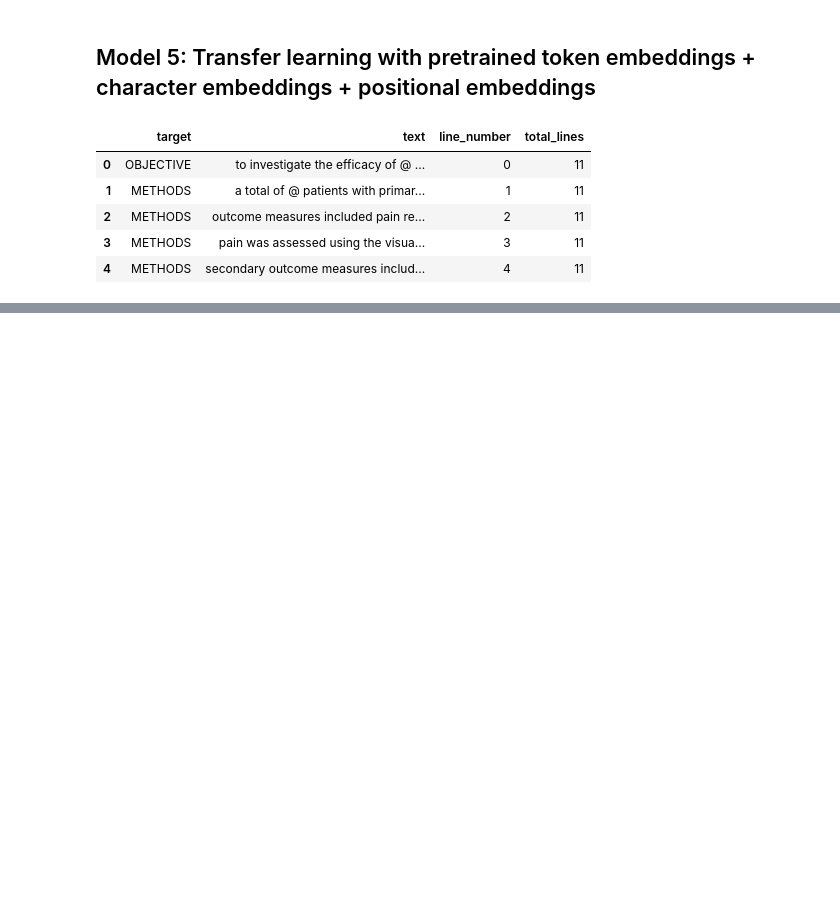
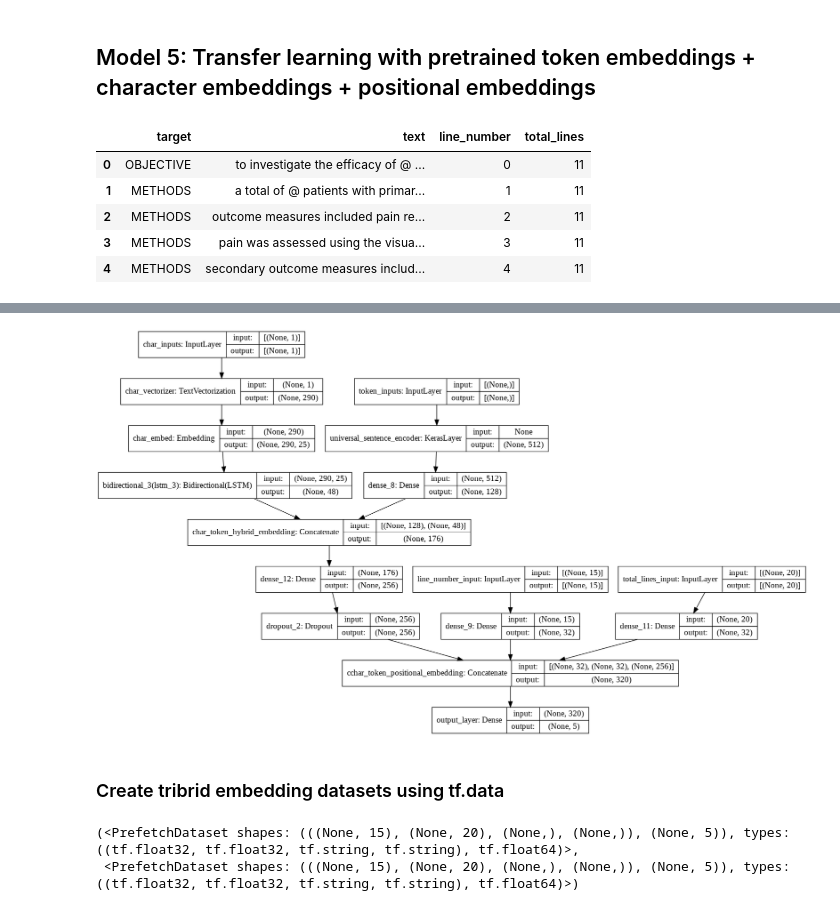
Before and after one commit to schauppi/Udemy_TensorFlow_Developer, a Jupyter notebook: Abschnitt_9_SkimLit/09_SkimLit_nlp_milestone_project_2.ipynb, the cells around one changed output, grey strips where cells are left out. Drawn from its saved outputs; the diff is of its cells as text; code cells hidden in the pictures; blank space fills up the shorter version.

```diff
--- a/Abschnitt_9_SkimLit/09_SkimLit_nlp_milestone_project_2.ipynb
+++ b/Abschnitt_9_SkimLit/09_SkimLit_nlp_milestone_project_2.ipynb
@@ -1061,0 +1218,16 @@ train_df.head()
+# %%
+z = layers.Dense(256, activation="relu")(combined_embeddings)
+z = layers.Dropout(0.5)(z)
+# %%
+# 6 Combine positional embedding with combined token and char embeddings
+tribrid_embeddings = layers.Concatenate(name="cchar_token_positional_embedding")([line_number_model.output, total_line_model.output, z])
+# %%
+# 7 Create output layer
+output_layer = layers.Dense(5, activation="softmax", name="output_layer")(tribrid_embeddings)
+# %%
+# 8 Put together model with all kind of inputs
+model_5 = tf.keras.Model(inputs=[line_number_model.input,
+                                 total_line_model.input,
+                                 token_model.input,
+                                 char_model.input],
+                         outputs=output_layer, name="model_5_tribrid_embedding_model")
@@ -1061,0 +1255,4 @@ train_df.head()
+# %%
+tf.keras.utils.plot_model(model_5, show_shapes=True)
+# %% [output]
+[figure, added]
@@ -1061,0 +1262,2 @@ train_df.head()
+# %% [markdown]
+### Create tribrid embedding datasets using tf.data
@@ -1061,0 +1285,6 @@ train_df.head()
+# %%
+#Check input shapes
+train_char_token_pos_dataset, val_char_token_pos_dataset
+# %% [output]
+(<PrefetchDataset shapes: (((None, 15), (None, 20), (None,), (None,)), (None, 5)), types: ((tf.float32, tf.float32, tf.string, tf.string), tf.float64)>,
+ <PrefetchDataset shapes: (((None, 15), (None, 20), (None,), (None,)), (None, 5)), types: ((tf.float32, tf.float32, tf.string, tf.string), tf.float64)>)
```
Also changed, not shown: parts of 44 cells of this notebook.
